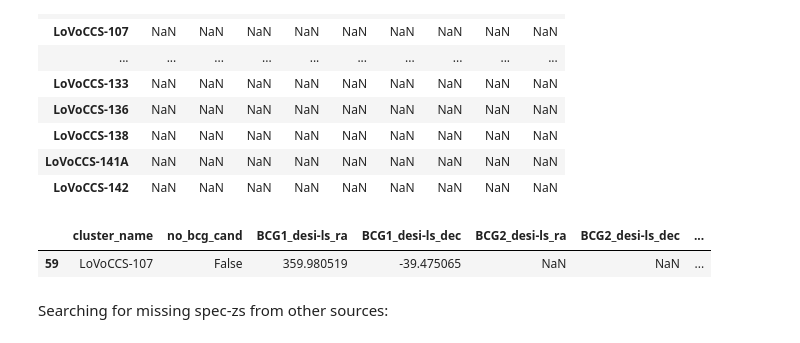
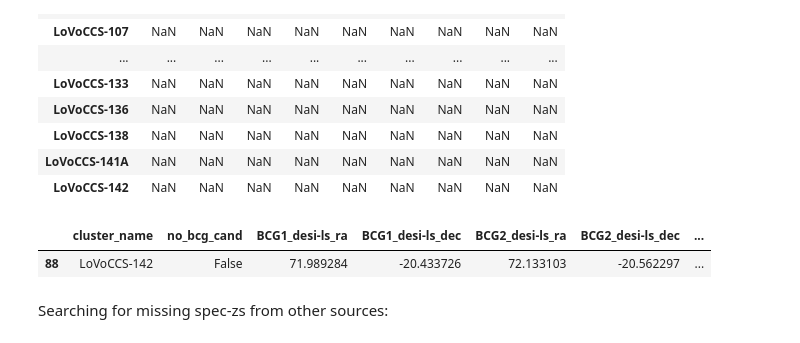
Before and after one commit to LoVoCCS/LoVoCCS-BCG-Ident, a Jupyter notebook: STEP3-compare_bcg_redshifts_to_cluster.ipynb, the cells around one changed output. Drawn from its saved outputs; the diff is of its cells as text; code cells hidden in the pictures.

```diff
--- a/STEP3-compare_bcg_redshifts_to_cluster.ipynb
+++ b/STEP3-compare_bcg_redshifts_to_cluster.ipynb
@@ -435,10 +435,10 @@ bcg1_no_specz
 | LoVoCCS-141A | NaN | NaN | NaN | NaN | NaN | NaN | NaN | NaN | NaN |
 | LoVoCCS-142 | NaN | NaN | NaN | NaN | NaN | NaN | NaN | NaN | NaN |
 # %%
-bcg_samp[bcg_samp['cluster_name'] == 'LoVoCCS-107']
+bcg_samp[bcg_samp['cluster_name'] == 'LoVoCCS-142']
 # %% [output]
 |  | cluster_name | no_bcg_cand | BCG1_desi-ls_ra | BCG1_desi-ls_dec | BCG2_desi-ls_ra | BCG2_desi-ls_dec | ... |
-| 59 | LoVoCCS-107 | False | 359.980519 | -39.475065 | NaN | NaN | ... |
+| 88 | LoVoCCS-142 | False | 71.989284 | -20.433726 | 72.133103 | -20.562297 | ... |
 # %% [markdown]
 Searching for missing spec-zs from other sources:
 # %%
```
Also changed, not shown: parts of 17 cells of this notebook, 4 other files.
